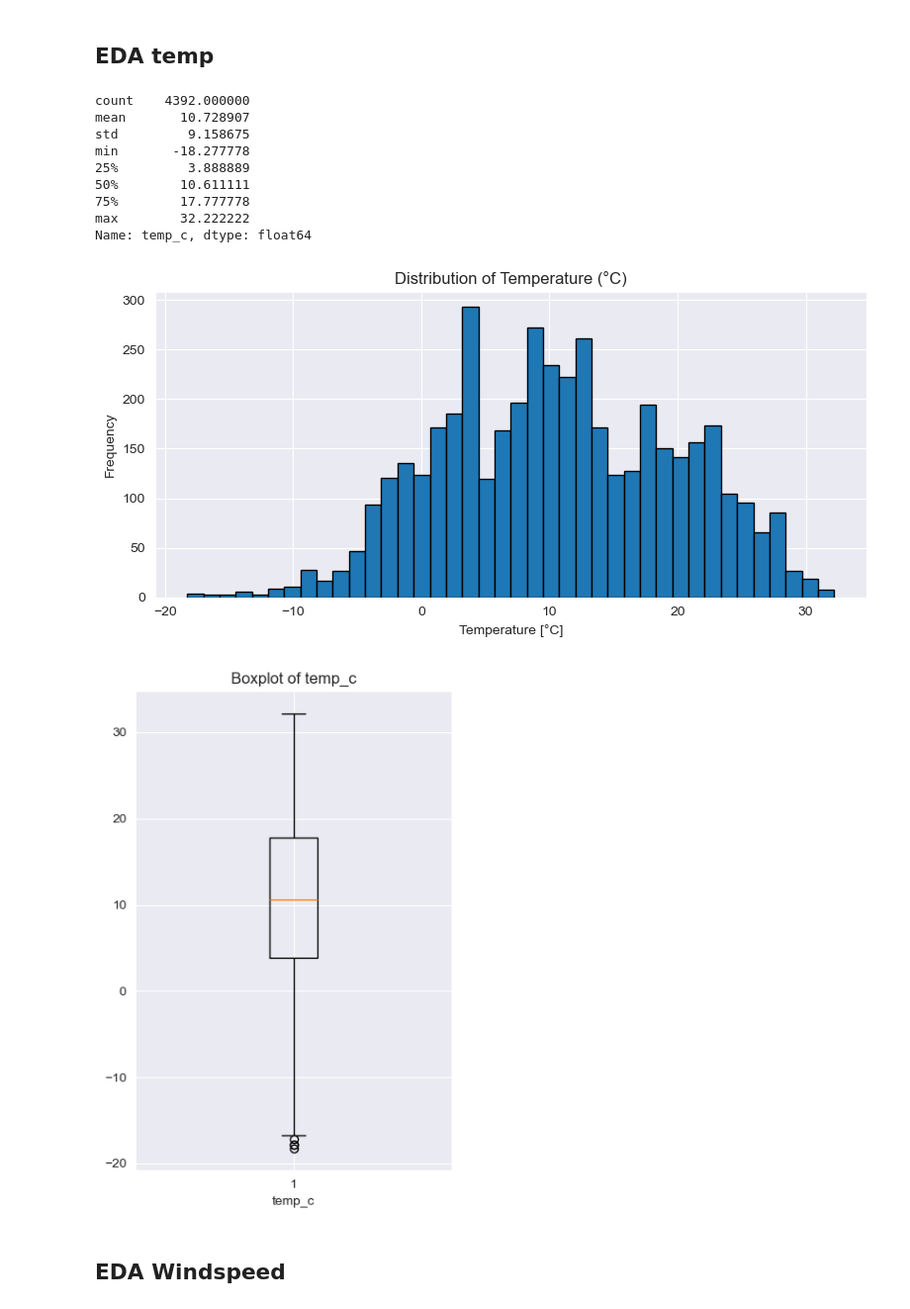
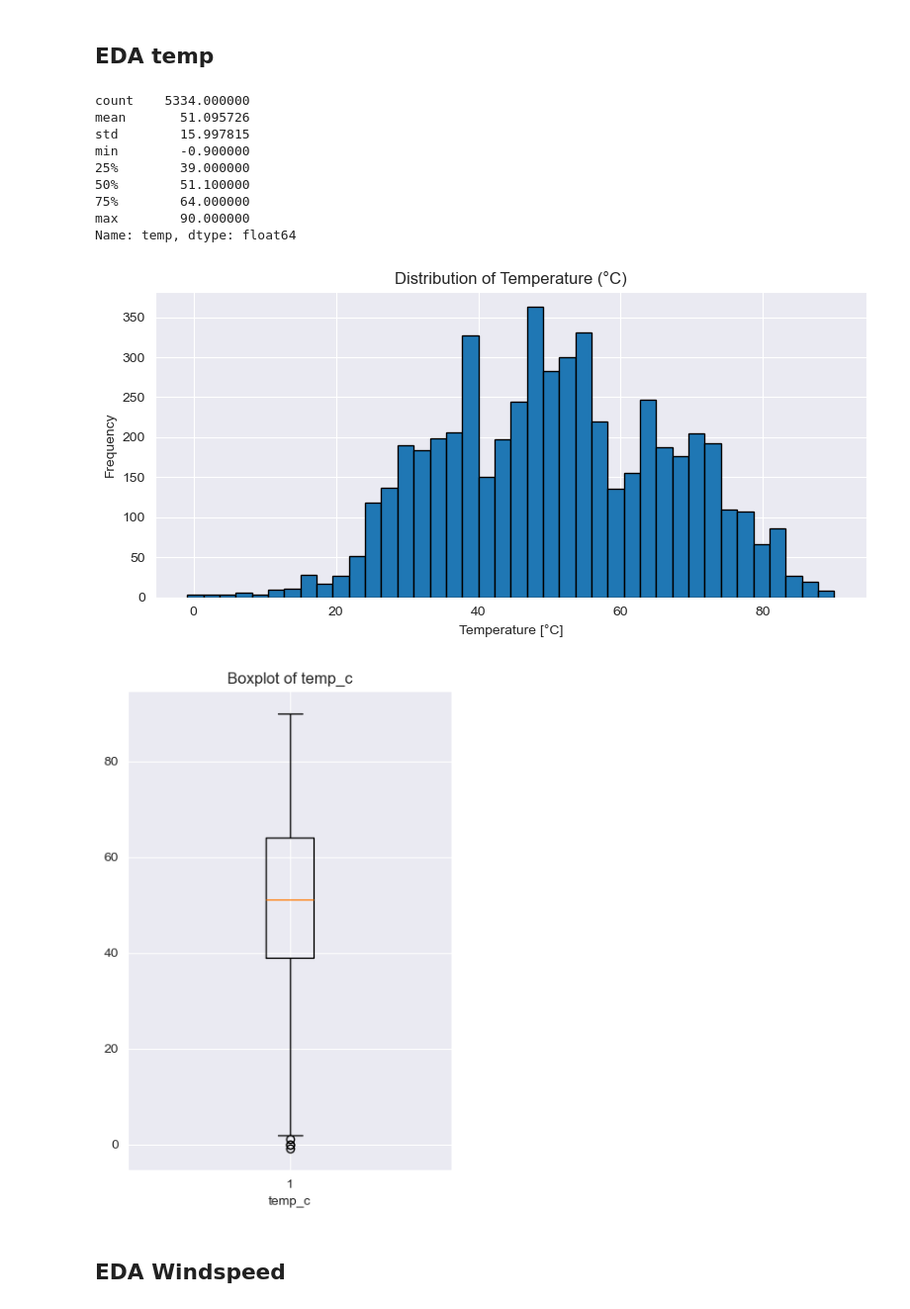
Before and after one commit to Wendo99/NYC-Taxi-Trip-Duration, a Jupyter notebook: notebooks/weather.ipynb, the cells around one changed output. Shown at 99% size. Drawn from its saved outputs; the diff is of its cells as text; code cells hidden in the pictures.

```diff
--- a/notebooks/weather.ipynb
+++ b/notebooks/weather.ipynb
@@ -22,7 +19,7 @@ weather_data_raw = load_weather_data()
 # %% [markdown]
 Load Complementary Weatherdata
 # %%
-weather_data_new_rows = read_csv('../gitData/weather_data_new_rows.csv')
+weather_data_new_rows = read_csv(config.WEATHER_DATA_PART_2)
 # %% [markdown]
  Merge Weatherdata
 # %%
@@ -177,37 +81,37 @@ weather_data.drop(columns=[col for col in wc.WEATHER_COLUMNS_TO_DROP if col in w
 # %% [markdown]
 ## EDA temp
 # %%
-weather_data['temp_c'].describe()
+weather_data_raw['temp'].describe()
 # %% [output]
-count    4392.000000
-mean       10.728907
-std         9.158675
-min       -18.277778
-25%         3.888889
-50%        10.611111
-75%        17.777778
-max        32.222222
-Name: temp_c, dtype: float64
+count    5334.000000
+mean       51.095726
+std        15.997815
+min        -0.900000
+25%        39.000000
+50%        51.100000
+75%        64.000000
+max        90.000000
+Name: temp, dtype: float64
 # %%
 plt.figure(figsize=(8, 4))
-weather_data['temp_c'].plot.hist(bins=40, edgecolor='black')
+weather_data_raw['temp'].plot.hist(bins=40, edgecolor='black')
 plt.title('Distribution of Temperature (°C)')
 plt.xlabel("Temperature [°C]")
 plt.ylabel("Frequency")
 plt.grid(True)
 plt.tight_layout()
 plt.show()
 # %% [output]
-[figure, old version]
+[figure, new version]
 # %%
 plt.figure(figsize=(4, 6))
-plt.boxplot(weather_data["temp_c"].dropna())
+plt.boxplot(weather_data_raw["temp"].dropna())
 plt.title("Boxplot of temp_c")
 plt.xlabel("temp_c")
 plt.tight_layout()
 plt.show()
 # %% [output]
-[figure, old version]
+[figure, new version]
 # %% [markdown]
 ## EDA Windspeed
 # %%
```
Also changed, not shown: parts of 138 cells of this notebook, 9 other files.
